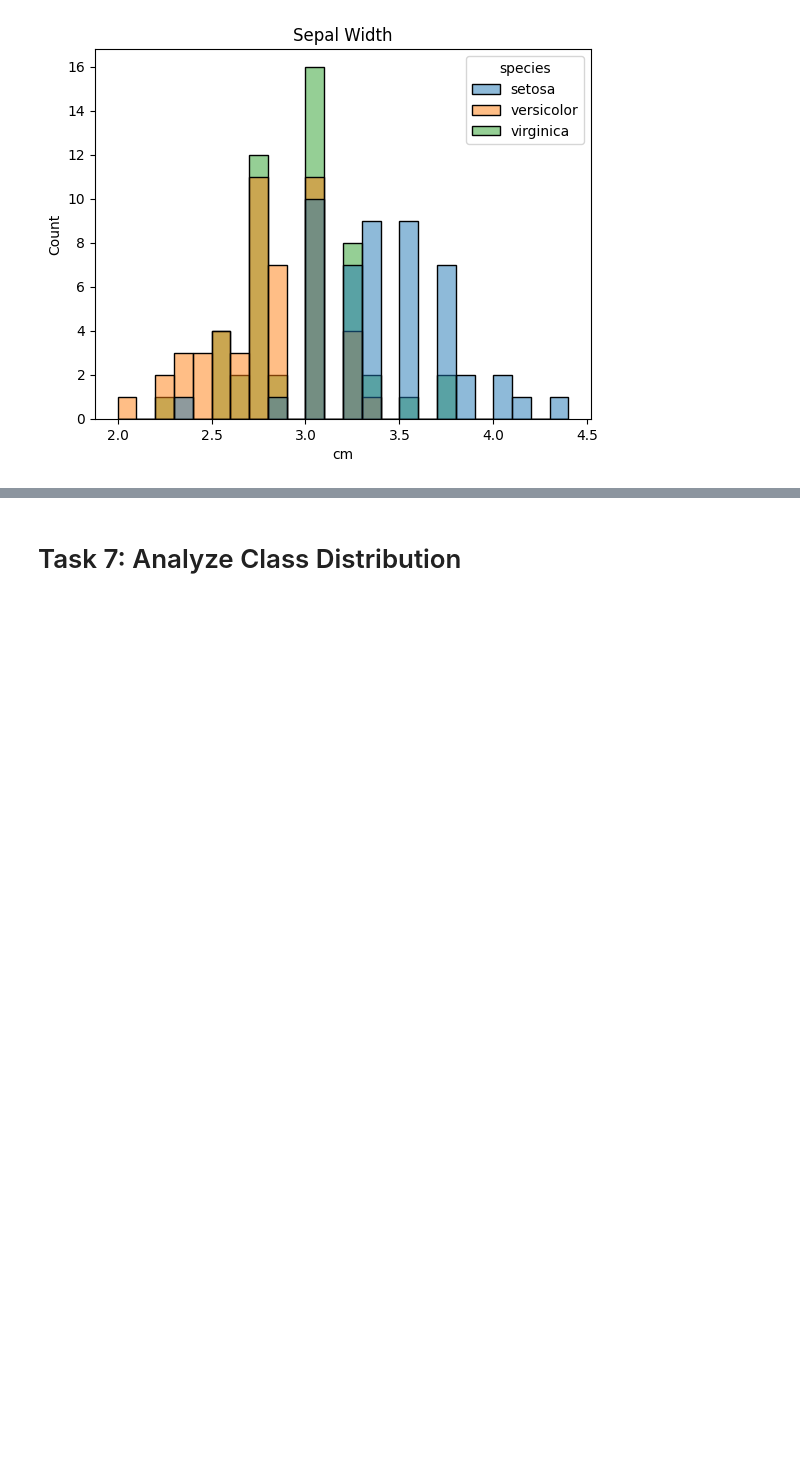
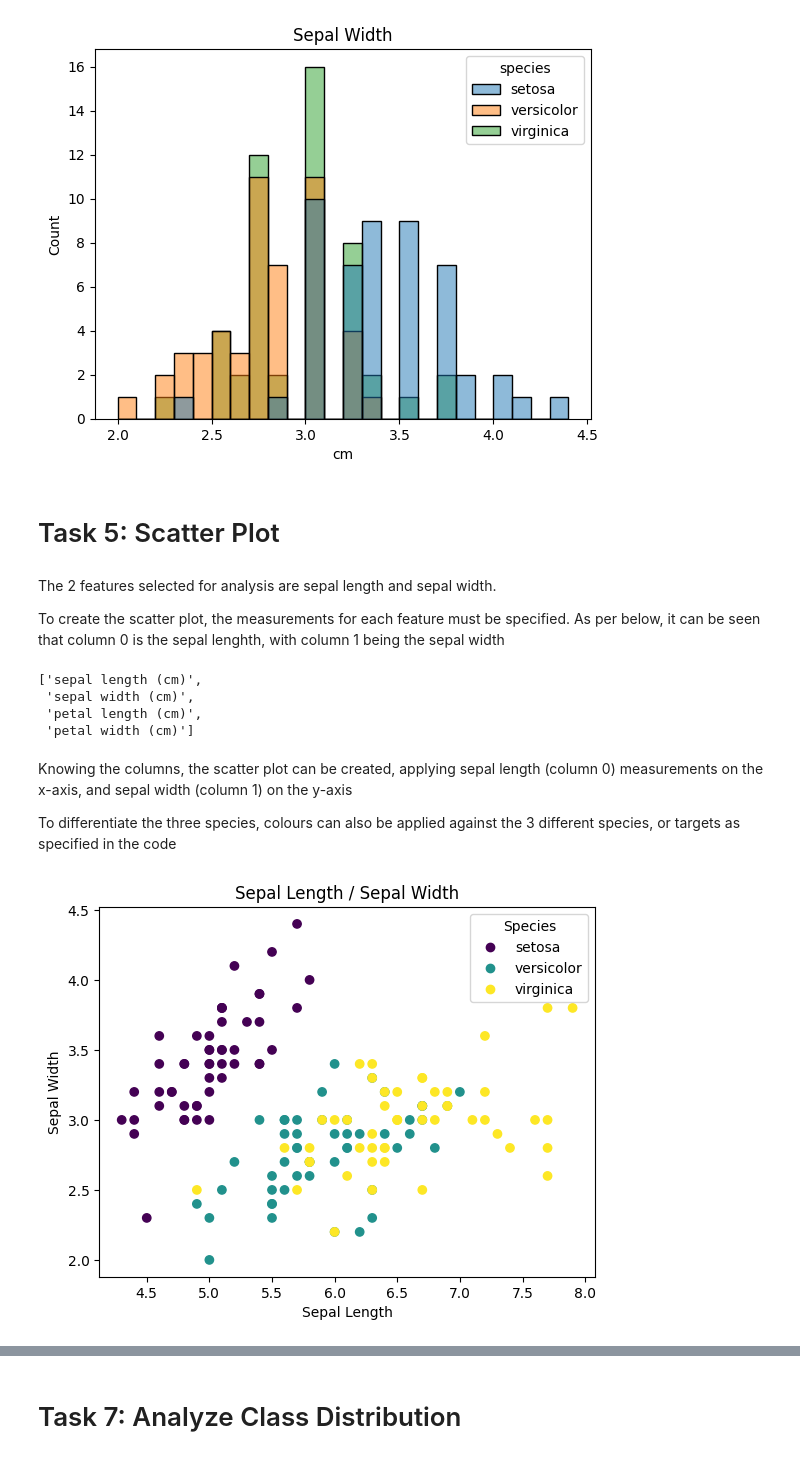
Before and after one commit to danielfinnerty/principles_of_data_analytics, a Jupyter notebook: tasks.ipynb, the cells around one changed output, grey strips where cells are left out. Saved outputs shown, nothing was run; the diff lists cells and outputs as text; code cells hidden in the pictures; blank space fills up the shorter version.

Commit message:
Added task 5 and comments

```diff
--- a/tasks.ipynb
+++ b/tasks.ipynb
@@ -169,3 +170,35 @@ plt.title('Sepal Width')
 plt.xlabel('cm');
 # %% [output]
 [figure]
+# %% [markdown]
+# Task 5: Scatter Plot
+# %% [markdown]
+The 2 features selected for analysis are sepal length and sepal width.
+
+To create the scatter plot, the measurements for each feature must be specified. As per below, it can be seen that column 0 is the sepal lenghth, with column 1 being the sepal width
+# %%
+# verification of column numbers
+iris.feature_names
+# %% [output]
+['sepal length (cm)',
+ 'sepal width (cm)',
+ 'petal length (cm)',
+ 'petal width (cm)']
+# %% [markdown]
+Knowing the columns, the scatter plot can be created, applying sepal length (column 0) measurements on the x-axis, and sepal width (column 1) on the y-axis
+
+To differentiate the three species, colours can also be applied against the 3 different species, or targets as specified in the code
+# %%
+# Create a figure and an axis.
+fig, ax = plt.subplots()
+
+# Scatter plot.
+scatter = ax.scatter(iris.data[:,0], iris.data[:,1], c = iris.target)
+
+# Labels.
+ax.set_title('Sepal Length / Sepal Width')
+ax.set_xlabel('Sepal Length')
+ax.set_ylabel('Sepal Width')
+ax.legend(scatter.legend_elements()[0], iris.target_names, title = 'Species'); # source: https://www.statology.org/matplotlib-scatterplot-legend/
+# %% [output]
+[figure, added]
```
Also changed, not shown: parts of 4 cells of this notebook.
